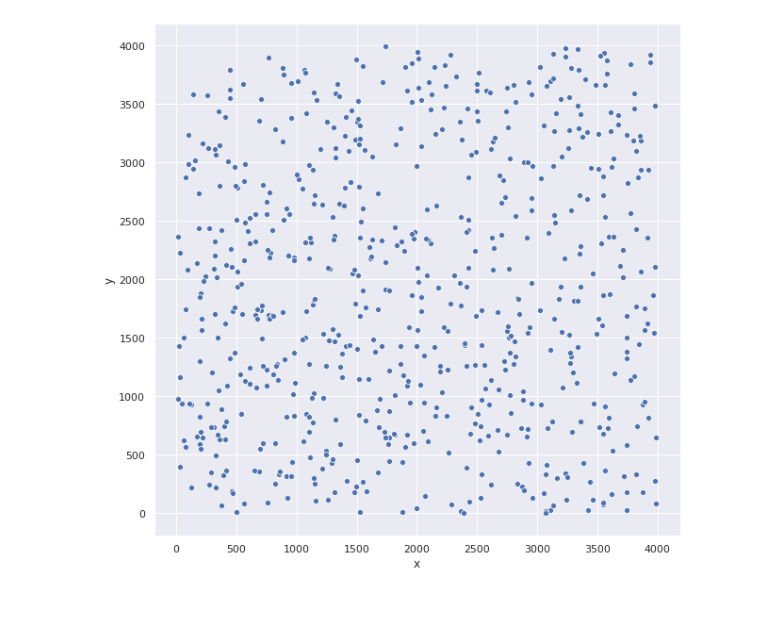
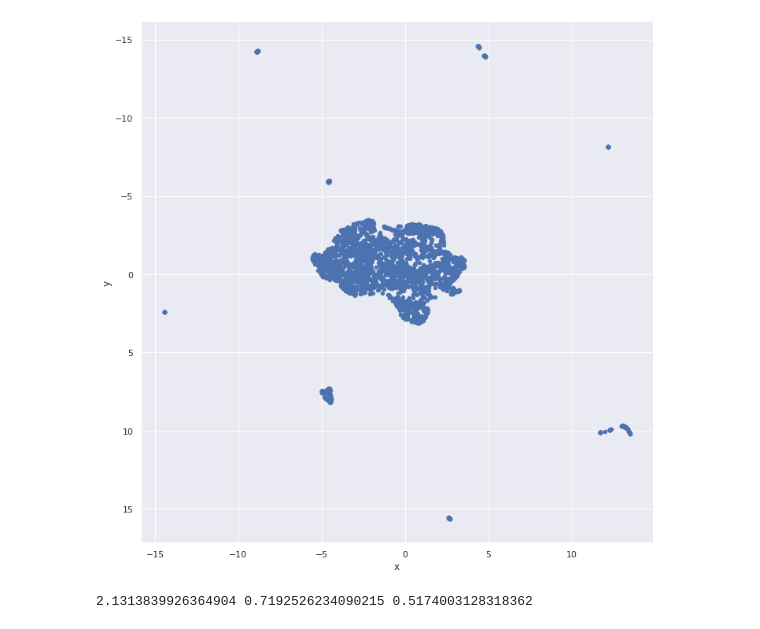
Before and after one commit to garner1/nucleAI, a Jupyter notebook: ipynb/represent_covd_with_intensity.ipynb, the cells around one changed output. Drawn from its saved outputs; the diff is of its cells as text; code cells hidden in the pictures.

```diff
--- a/ipynb/represent_covd_with_intensity.ipynb
+++ b/ipynb/represent_covd_with_intensity.ipynb
@@ -41,3 +50,3 @@ import seaborn as sns; sns.set()
 # %%
-patches = glob.glob('/home/garner1/pipelines/nucleAI/data/TCGA-A2-A0CK-01Z-00-DX1/*.pkl')
+patches = glob.glob('/home/garner1/pipelines/nucleAI/data/TCGA-05-4402-01Z-00-DX1/*.pkl')
 # %%
@@ -52,5 +65,11 @@ for patch in patches[:]:
+# %%
+num_cores = multiprocessing.cpu_count() # numb of cores
 # %%
-list_of_features = random.sample(intensity_features,1000)
-pos = np.array([f[0] for f in list_of_features if f is not None])
-data_cov = np.array([np.real(sp.linalg.logm(np.cov(f[1],rowvar=False))).flatten() for f in list_of_features if f is not None])
-data_corrcoef = np.array([np.real(sp.linalg.logm(np.corrcoef(f[1],rowvar=False))).flatten() for f in list_of_features if f is not None])
+pos = Parallel(n_jobs=num_cores)( delayed(get_position_parallel)(f) for f in tqdm(intensity_features) if f is not None)
+data_cov = Parallel(n_jobs=num_cores)( delayed(get_LogCovMat_parallel)(f[1]) for f in tqdm(intensity_features) if f is not None)
+data_corrcoef = Parallel(n_jobs=num_cores)( delayed(get_LogCorrMat_parallel)(f[1]) for f in tqdm(intensity_features) if f is not None)
+
+#Get data in a serial way
+#pos = np.array([f[0] for f in list_of_features if f is not None])
+#data_cov = np.array([np.real(sp.linalg.logm(np.cov(f[1],rowvar=False))).flatten() for f in list_of_features if f is not None])
+#data_corrcoef = np.array([np.real(sp.linalg.logm(np.corrcoef(f[1],rowvar=False))).flatten() for f in list_of_features if f is not None])
@@ -67,9 +75,0 @@ array([[1136.85714286, 1784.53084416],
-# %%
-x = pos[:,0]
-y = pos[:,1]
-df_plot = pd.DataFrame(dict(x=x, y=y))
-
-fig, ax = plt.subplots(figsize=(10,10))
-ax = sns.scatterplot(x="x", y="y", data=df_plot)
-# %% [output]
-[figure, removed]
@@ -91,0 +76,19 @@ ax = sns.scatterplot(x="x", y="y", data=df_plot)
+# %%
+reducer = umap.UMAP(n_components=2,min_dist=0,n_neighbors=10)
+embedding = reducer.fit_transform(data_cov)
+
+# Define dataframe in lowD
+df =  pd.DataFrame(dict(x=embedding[:,0], y=embedding[:,1]))
+# %%
+import seaborn
+ax = seaborn.FacetGrid(data=df,height=10, aspect=1)
+ax.map(plt.scatter, 'x', 'y',s=20).add_legend()
+plt.gca().invert_yaxis()
+# %% [output]
+[figure, added]
+# %%
+barycenter_cov = np.mean(data_cov,axis=0)
+dist = sp.linalg.norm(data_cov-barycenter_cov,axis=1)
+print(np.mean(dist),np.std(dist),np.cov(dist))
+# %% [output]
+2.1313839926364904 0.7192526234090215 0.5174003128318362
```
Also changed, not shown: parts of 14 cells of this notebook, 5 other files.
